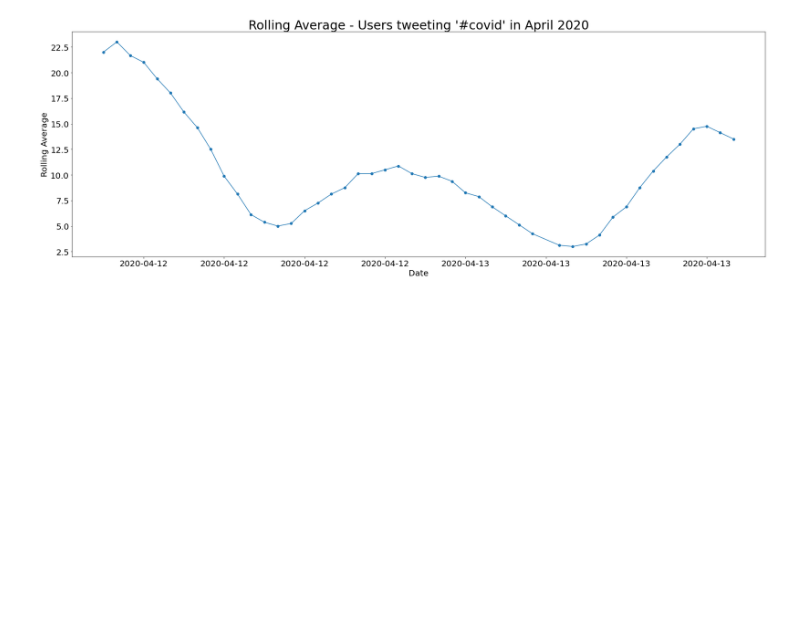
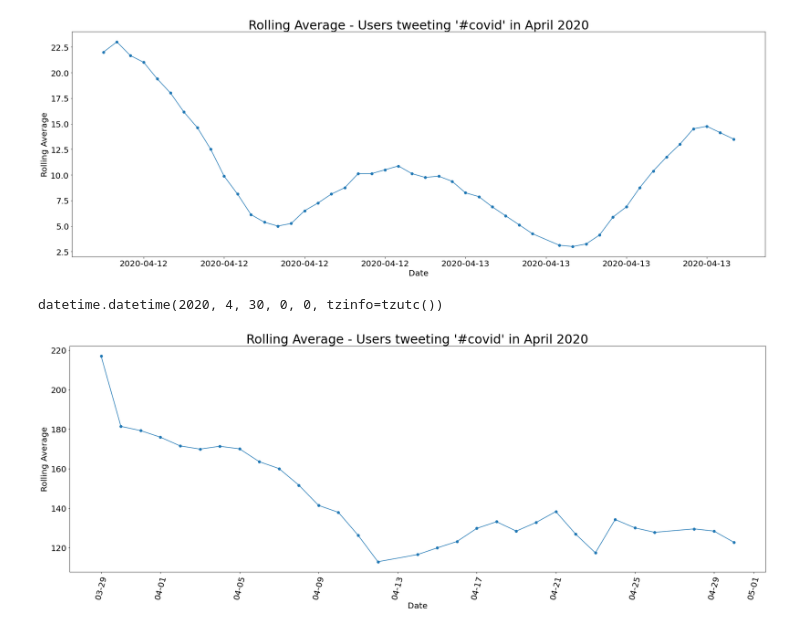
Before and after one commit to arthursl12/Cloud_TP1, a Jupyter notebook: spark_02/Act3.ipynb, the cells around one changed output. Saved outputs shown, nothing was run; the diff lists cells and outputs as text; code cells hidden in the pictures; blank space fills up the shorter version.

Commit message:
Task3

```diff
--- a/spark_02/Act3.ipynb
+++ b/spark_02/Act3.ipynb
@@ -293,0 +297,34 @@ plt.savefig('rolling_average.png', bbox_inches='tight')
+# %%
+def get_dates(filename='task3.csv'):
+    # Get N rows from file
+    rows = []
+    with open(filename, newline='') as csvfile:
+        spamreader = csv.reader(csvfile, delimiter=',')
+        for row in spamreader:
+            rows.append((parser.parse(row[0]),row[1]))
+
+    # Create a dictionary of frequencies
+    freq_dict = {}
+    for (tag,freq) in rows:
+        freq_dict[tag] = float(freq)
+    return freq_dict
+# %%
+timeseries = get_dates()
+# %%
+max(timeseries.keys())
+# %% [output]
+datetime.datetime(2020, 4, 30, 0, 0, tzinfo=tzutc())
+# %%
+plt.figure(figsize=(30,10))
+plt.title("Rolling Average - Users tweeting '#covid' in April 2020", fontsize=30)
+plt.plot(timeseries.keys(),timeseries.values(),marker="o")
+plt.ylabel("Rolling Average",fontsize=20)
+plt.yticks(fontsize=20)
+ax = plt.gca()
+myFmt = mdates.DateFormatter('%m-%d')
+ax.xaxis.set_major_formatter(myFmt)
+plt.xlabel("Date",fontsize=20)
+plt.xticks(fontsize=20, rotation=75)
+plt.savefig('rolling_average.png', bbox_inches='tight')
+# %% [output]
+[figure, added]
```
Also changed, not shown: parts of 1 cell of this notebook, 3 other files.
